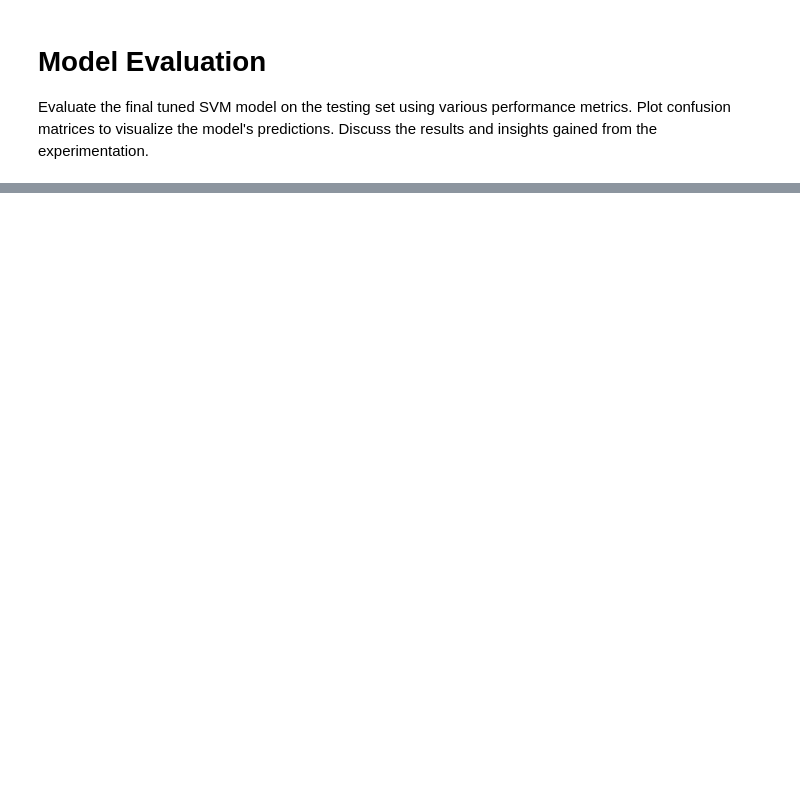
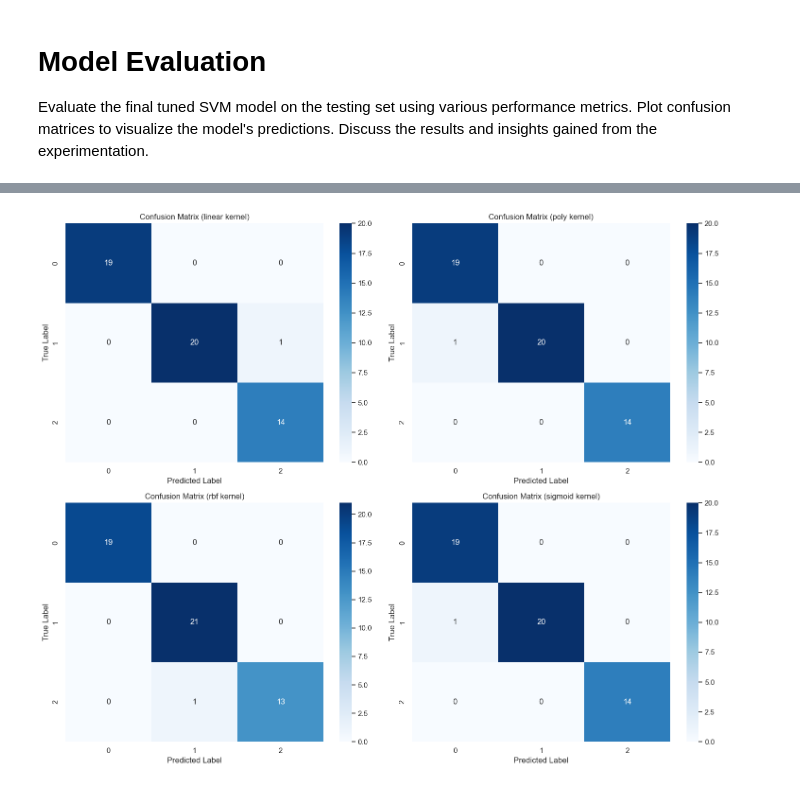
Before and after one commit to nikbarb810/Data-Science, a Jupyter notebook: CSD485_HW3.ipynb, the cells around one changed output, grey strips where cells are left out. Saved outputs shown, nothing was run; the diff lists cells and outputs as text; code cells hidden in the pictures; blank space fills up the shorter version.

```diff
--- a/CSD485_HW3.ipynb
+++ b/CSD485_HW3.ipynb
@@ -73,3 +362,21 @@ Train SVM models using different proportions of the training data (change the nu
 Evaluate the final tuned SVM model on the testing set using various performance metrics.
 Plot confusion matrices to visualize the model's predictions.
 Discuss the results and insights gained from the experimentation.
+# %%
+# import scoring functions
+from sklearn.metrics import classification_report, confusion_matrix
+
+# Now, for each kernel's best estimator, predict on the test set and evaluate performance
+test_scores = {}
+for kernel, estimator in best_estimators.items():
+    y_pred = estimator.predict(X_test)
+
+    test_scores[kernel] = {
+        'classification_report': classification_report(y_test, y_pred),
+        'confusion_matrix': confusion_matrix(y_test, y_pred)
+    }
+
+    print(f"Test scores for {kernel} kernel:")
+    print(f"Classification Report:\n{test_scores[kernel]['classification_report']}")
+    print(f"Confusion Matrix:\n{test_scores[kernel]['confusion_matrix']}\n")
+    print("------------------------------------------------------\n")
@@ -75,0 +401,15 @@ Discuss the results and insights gained from the experimentation.
+# %%
+# Plot the confusion matrices for each kernel's best estimator
+fig, axes = plt.subplots(2, 2, figsize=(15, 12))
+
+for i, (kernel, scores) in enumerate(test_scores.items()):
+    row, col = i // 2, i % 2
+    sns.heatmap(scores['confusion_matrix'], annot=True, fmt='d', cmap='Blues', ax=axes[row, col])
+    axes[row, col].set_title(f'Confusion Matrix ({kernel} kernel)')
+    axes[row, col].set_xlabel('Predicted Label')
+    axes[row, col].set_ylabel('True Label')
+
+plt.tight_layout()
+plt.show()
+# %% [output]
+[figure, added]
```
Also changed, not shown: parts of 11 cells of this notebook, 1 other file.
